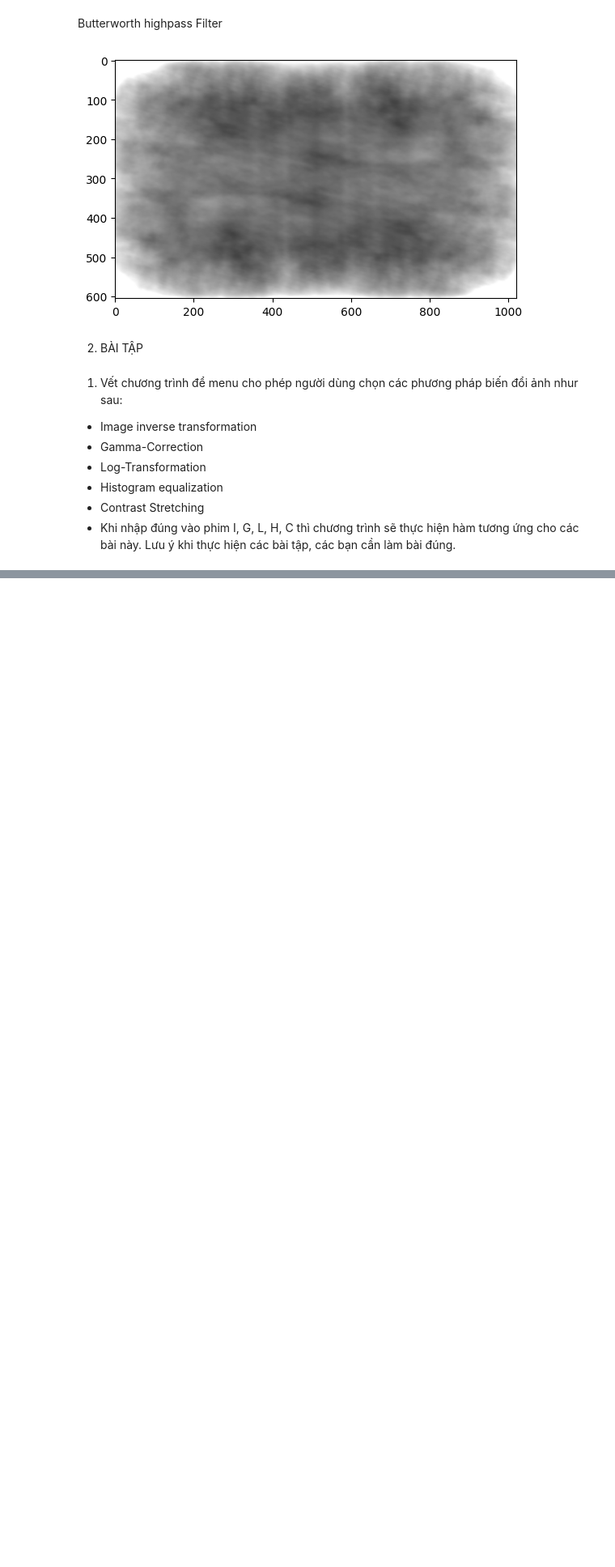
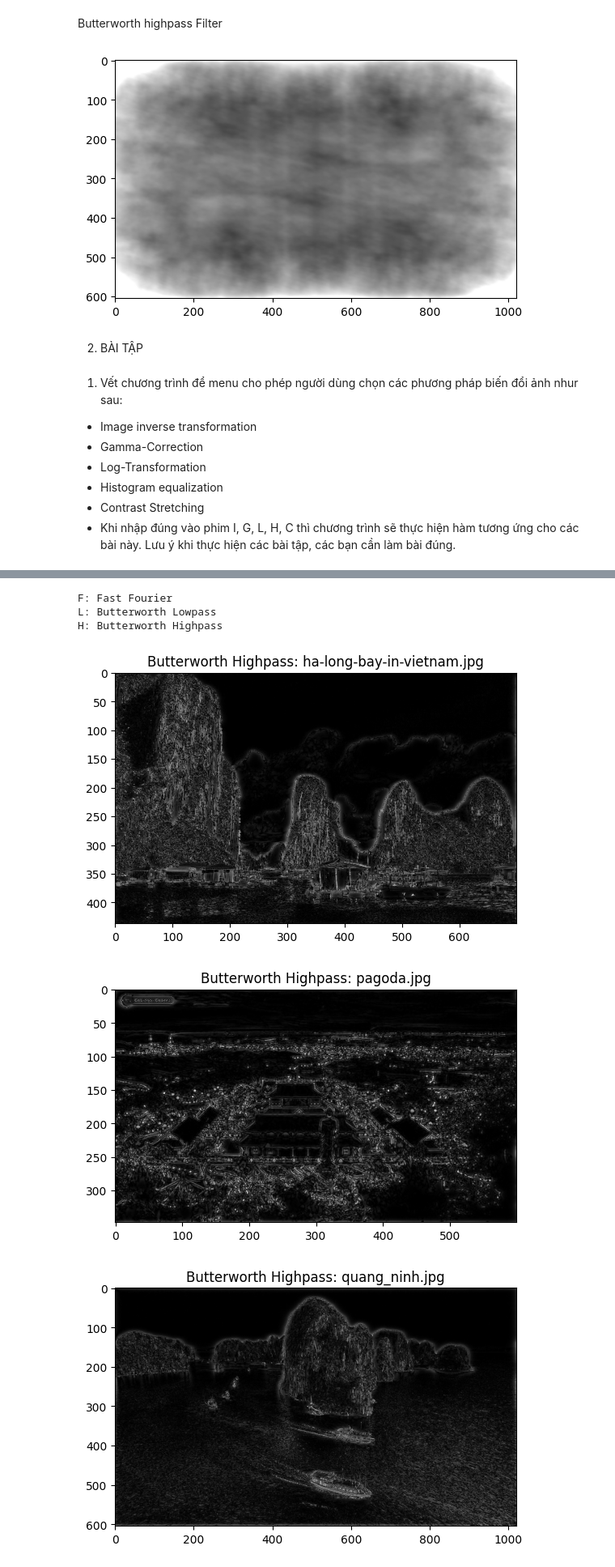
Before and after one commit to hung2725/NM-Xu-Ly-Anh-So, a Jupyter notebook: Lab2/Lab2_2374802010164_PhamTheHung.ipynb, the cells around one changed output, grey strips where cells are left out. Shown at 81% size. Saved outputs shown, nothing was run; the diff lists cells and outputs as text; code cells hidden in the pictures; blank space fills up the shorter version.

```diff
--- a/Lab2/Lab2_2374802010164_PhamTheHung.ipynb
+++ b/Lab2/Lab2_2374802010164_PhamTheHung.ipynb
@@ -403,0 +409,79 @@ C: Contrast Stretching
+# %%
+from PIL import Image
+import numpy as np
+import scipy.fftpack
+import matplotlib.pyplot as plt
+import os
+import math
+
+def Fast_Fourier(img):
+    fft_result = abs(scipy.fftpack.fft2(img))
+    chuyen = scipy.fftpack.fftshift(fft_result)
+    return chuyen
+
+def Butterworth_Lowpass(img, r0=30.0, t=1):
+    M, N = img.shape
+    H = np.ones((M, N))
+    center1, center2 = M / 2, N / 2
+    for i in range(M):
+        for j in range(N):
+            r = math.sqrt((i - center1) ** 2 + (j - center2) ** 2)
+            if r > 0:
+                H[i, j] = 1 / (1 + (r / r0) ** (2 * t))
+    return apply_filter(img, H)
+
+def Butterworth_Highpass(img, r0=30.0, t=1):
+    M, N = img.shape
+    H = np.zeros((M, N))
+    center1, center2 = M / 2, N / 2
+    for i in range(M):
+        for j in range(N):
+            r = math.sqrt((i - center1) ** 2 + (j - center2) ** 2)
+            if r > 0:
+                H[i, j] = 1 / (1 + (r0 / r) ** (2 * t))
+    return apply_filter(img, H)
+
+def apply_filter(img, H):
+    fft = scipy.fftpack.fft2(img)
+    fft_shift = scipy.fftpack.fftshift(fft)
+    filtered = fft_shift * H
+    inverse_fft = abs(scipy.fftpack.ifft2(filtered))
+    return inverse_fft
+
+def apply_transformation(func, input_folder, output_folder, method_name):
+    for filename in os.listdir(input_folder):
+        if filename.lower().endswith(('.jpg', '.png', '.jpeg')):
+            path = os.path.join(input_folder, filename)
+            img = Image.open(path).convert('L')
+            img_array = np.array(img)
+            result = func(img_array)
+            result_img = Image.fromarray(np.clip(result, 0, 255).astype(np.uint8))
+            save_path = os.path.join(output_folder, f"{method_name.replace(' ', '_')}_{filename}")
+            result_img.save(save_path)
+            plt.imshow(result, cmap='gray')
+            plt.title(f"{method_name}: {filename}")
+            plt.show()
+
+transform_map = {
+    'F': (Fast_Fourier, 'Fast Fourier'),
+    'L': (Butterworth_Lowpass, 'Butterworth Lowpass'),
+    'H': (Butterworth_Highpass, 'Butterworth Highpass'),
+}
+print("F: Fast Fourier")
+print("L: Butterworth Lowpass")
+print("H: Butterworth Highpass")
+
+choice = input("Nhập lựa chọn (F, L, H): ").strip().upper()
+
+if choice in transform_map:
+    func, name = transform_map[choice]
+    apply_transformation(func, "exercise", "result", name)
+else:
+    print("Lựa chọn không hợp lệ.")
+# %% [output]
+F: Fast Fourier
+L: Butterworth Lowpass
+H: Butterworth Highpass
+[figure, added]
+[figure, added]
+[figure, added]
```
Also changed, not shown: parts of 6 cells of this notebook, 16 other files.
